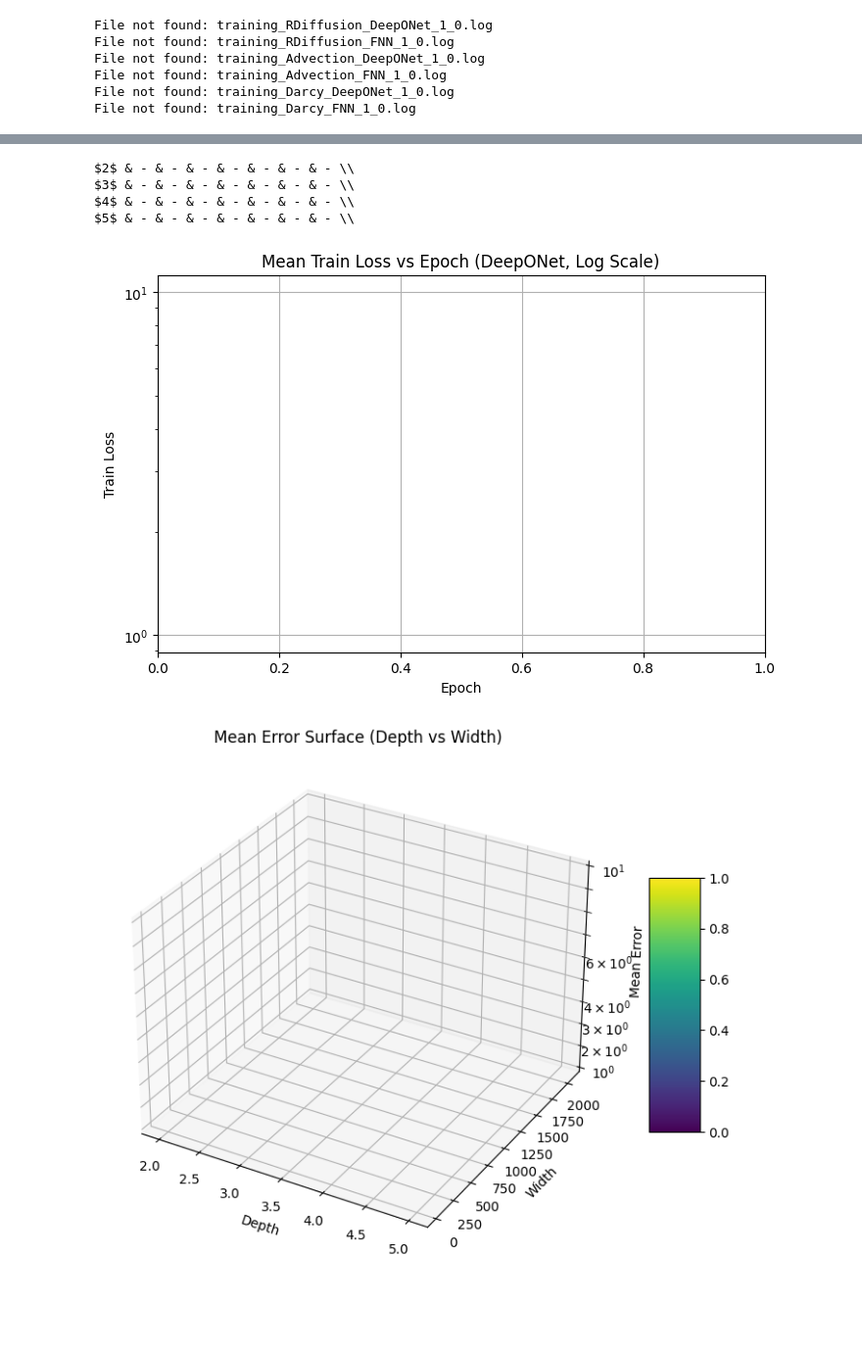
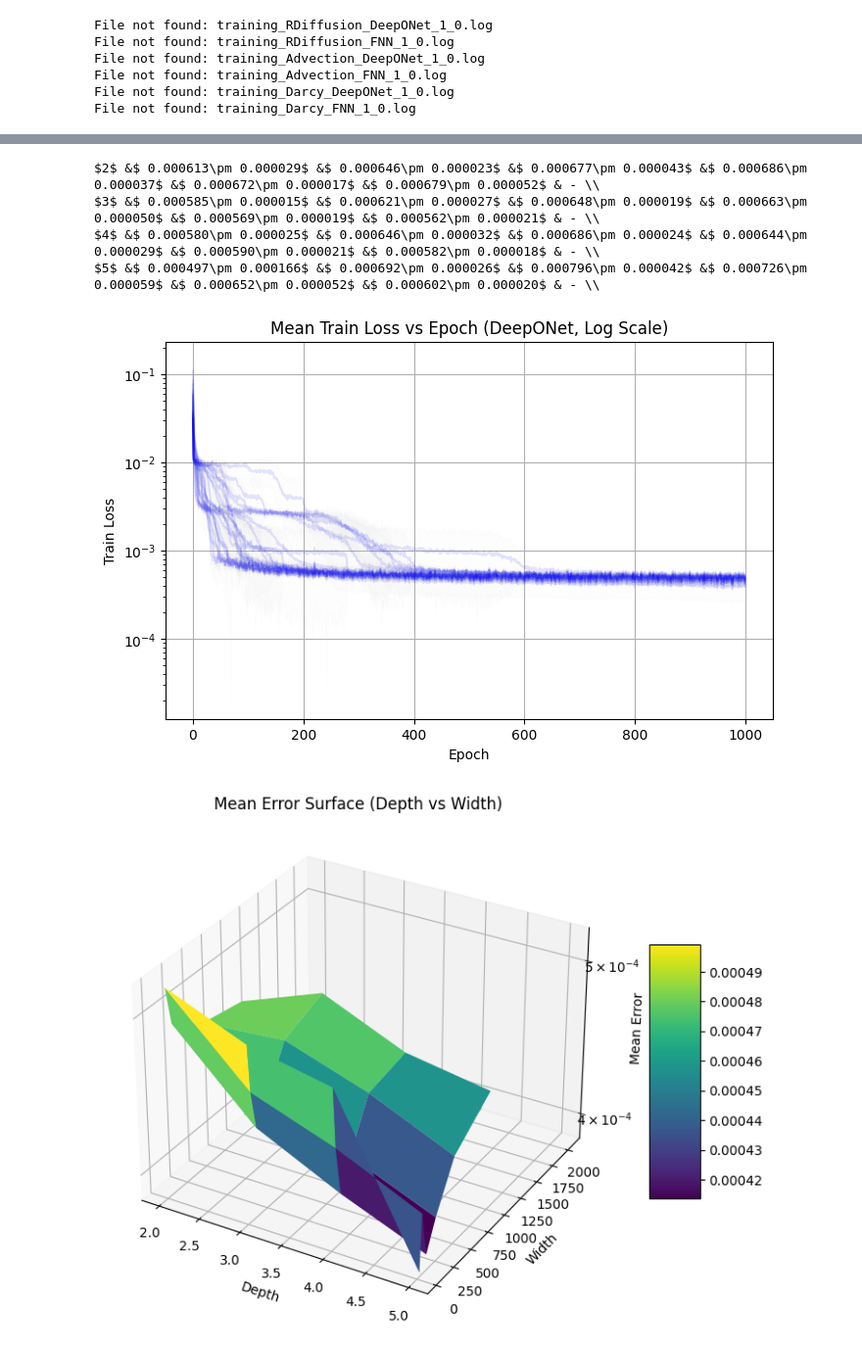
Before and after one commit to Wang-Ruocheng/QuanONet, a Jupyter notebook: table.ipynb, the cells around one changed output, grey strips where cells are left out. Shown: that part at 98% size. Cells and saved outputs as stored; diff of their text form; code cells hidden in the pictures; blank space fills up the shorter version.

```diff
--- a/table.ipynb
+++ b/table.ipynb
@@ -179,8 +182,8 @@ import os
 import numpy as np
 
 # 参数范围
-a_list = [50, 100, 150, 200, 250, 300]
-b_list = [10, 20, 30, 40, 50]
+a_list = [50, 100, 150, 200, 250]
+b_list = [10, 20, 30, 40, 50, 60, 70, 80]
 seed_list = [0, 1, 2, 3, 4]
 # seed_list = [4]
 results = {}
@@ -189,7 +192,7 @@ for a in a_list:
     for b in b_list:
         results[a][b] = {}
         for seed in seed_list:
-            file_path = f"melt_2/logs/Inverse/training_Inverse_TF-QuanONet_2_[{a}, 2, {b}, 2]_seed{seed}_.json"
+            file_path = f"melt_quanonet_dim4/logs/Inverse/training_Inverse_TF-QuanONet_2_[{a}, 2, {b}, 2]_seed{seed}_.json"
             if os.path.exists(file_path):
                 with open(file_path, "r") as f:
                     data = json.load(f)
@@ -251,7 +257,7 @@ for depth in depths:
         results[depth][width] = {}
         for seed in seeds:
             results[depth][width][seed] = None
-            output_path = f"melt_DeepONet_4/melt_DeepONet_({depth}, {width}, {depth}, {width})_{seed}.log"
+            output_path = f"melt_deeponet_dim4/melt_DeepONet_({depth}, {width}, {depth}, {width})_{seed}.log"
             if not os.path.exists(output_path):
                 # print(f"File not found: {output_path}")
                 continue
@@ -297,7 +303,7 @@ results = {}
 for depth in depths:
     for width in widths:
         output_paths = [
-            f"melt_DeepONet_4/melt_DeepONet_({depth}, {width}, {depth}, {width})_{seed}.log"
+            f"melt_deeponet_dim4/melt_DeepONet_({depth}, {width}, {depth}, {width})_{seed}.log"
             for seed in seeds
         ]
 
@@ -349,39 +355,39 @@ for depth in depths:
 plt.xlabel("Epoch")
 plt.ylabel("Train Loss")
 plt.yscale("log")
 plt.title("Mean Train Loss vs Epoch (DeepONet, Log Scale)")
 plt.grid(True)
 # plt.legend()
 plt.show()
 
 Z_don = np.zeros((len(depths), len(widths)))
 for i, depth in enumerate(depths):
     for j, width in enumerate(widths):
         if (depth, width) in results:
             mean_loss, std_loss = results[(depth, width)]
             if mean_loss is not None:
                 Z_don[i, j] = mean_loss[-1]  # 使用最后一个 epoch 的均值作为热力图值
             else:
                 Z_don[i, j] = np.nan  # 如果没有数据，设置为 NaN
 X_don, Y_don = np.meshgrid(depths, widths, indexing='ij')  # 保证shape一致
 
 fig = plt.figure(figsize=(10,7))
 ax = fig.add_subplot(111, projection='3d')
 surf = ax.plot_surface(X_don, Y_don, Z_don, cmap='viridis', edgecolor='none')
 ax.set_xlabel('Depth')
 ax.set_ylabel('Width')
 ax.set_zlabel('Mean Error')
 ax.set_zscale('log')
 ax.set_title('Mean Error Surface (Depth vs Width)')
 fig.colorbar(surf, shrink=0.5, aspect=5)
 plt.show()
 # %% [output]
-$2$ & - & - & - & - & - & - & - \\
-$3$ & - & - & - & - & - & - & - \\
-$4$ & - & - & - & - & - & - & - \\
-$5$ & - & - & - & - & - & - & - \\
+$2$ &$ 0.000613\pm 0.000029$ &$ 0.000646\pm 0.000023$ &$ 0.000677\pm 0.000043$ &$ 0.000686\pm 0.000037$ &$ 0.000672\pm 0.000017$ &$ 0.000679\pm 0.000052$ & - \\
+$3$ &$ 0.000585\pm 0.000015$ &$ 0.000621\pm 0.000027$ &$ 0.000648\pm 0.000019$ &$ 0.000663\pm 0.000050$ &$ 0.000569\pm 0.000019$ &$ 0.000562\pm 0.000021$ & - \\
+$4$ &$ 0.000580\pm 0.000025$ &$ 0.000646\pm 0.000032$ &$ 0.000686\pm 0.000024$ &$ 0.000644\pm 0.000029$ &$ 0.000590\pm 0.000021$ &$ 0.000582\pm 0.000018$ & - \\
+$5$ &$ 0.000497\pm 0.000166$ &$ 0.000692\pm 0.000026$ &$ 0.000796\pm 0.000042$ &$ 0.000726\pm 0.000059$ &$ 0.000652\pm 0.000052$ &$ 0.000602\pm 0.000020$ & - \\
-[figure, old version]
+[figure, new version]
-[figure, old version]
+[figure, new version]
 # %%
 import json
 import matplotlib.pyplot as plt
```
Also changed, not shown: parts of 7 cells of this notebook, 9 other files.
